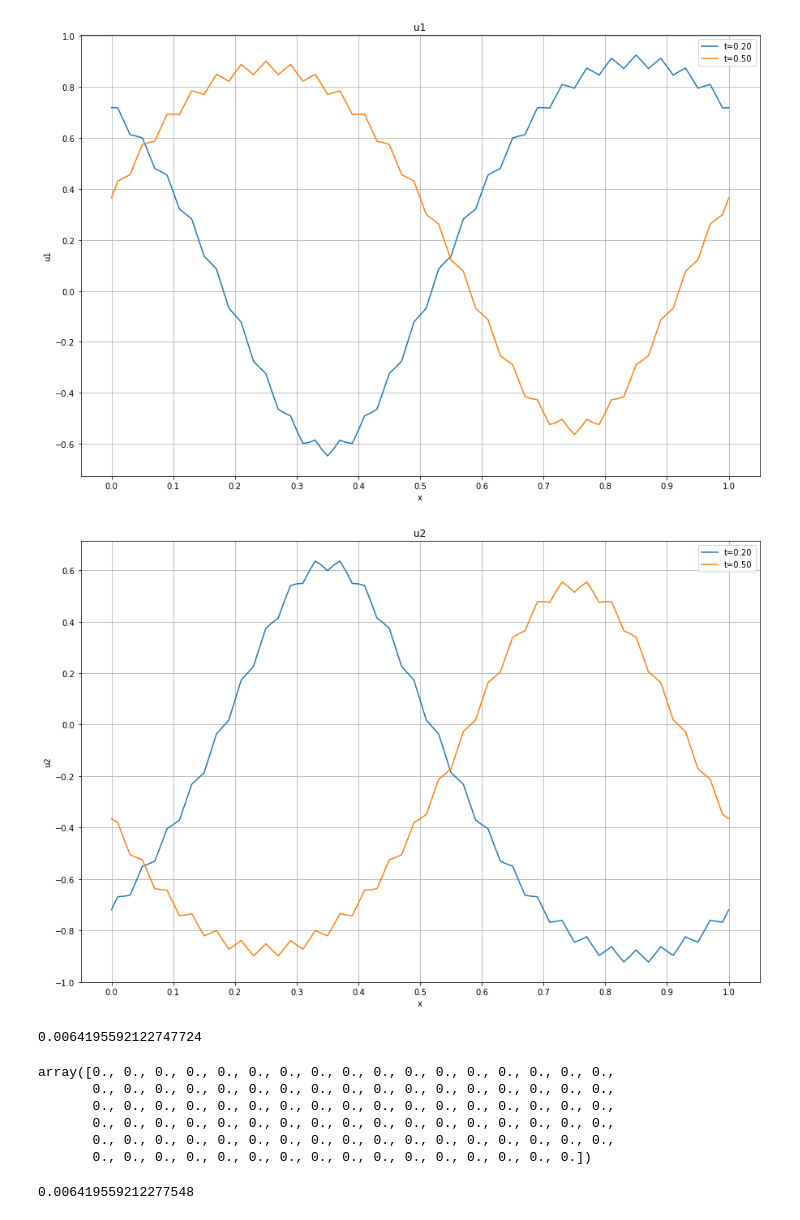
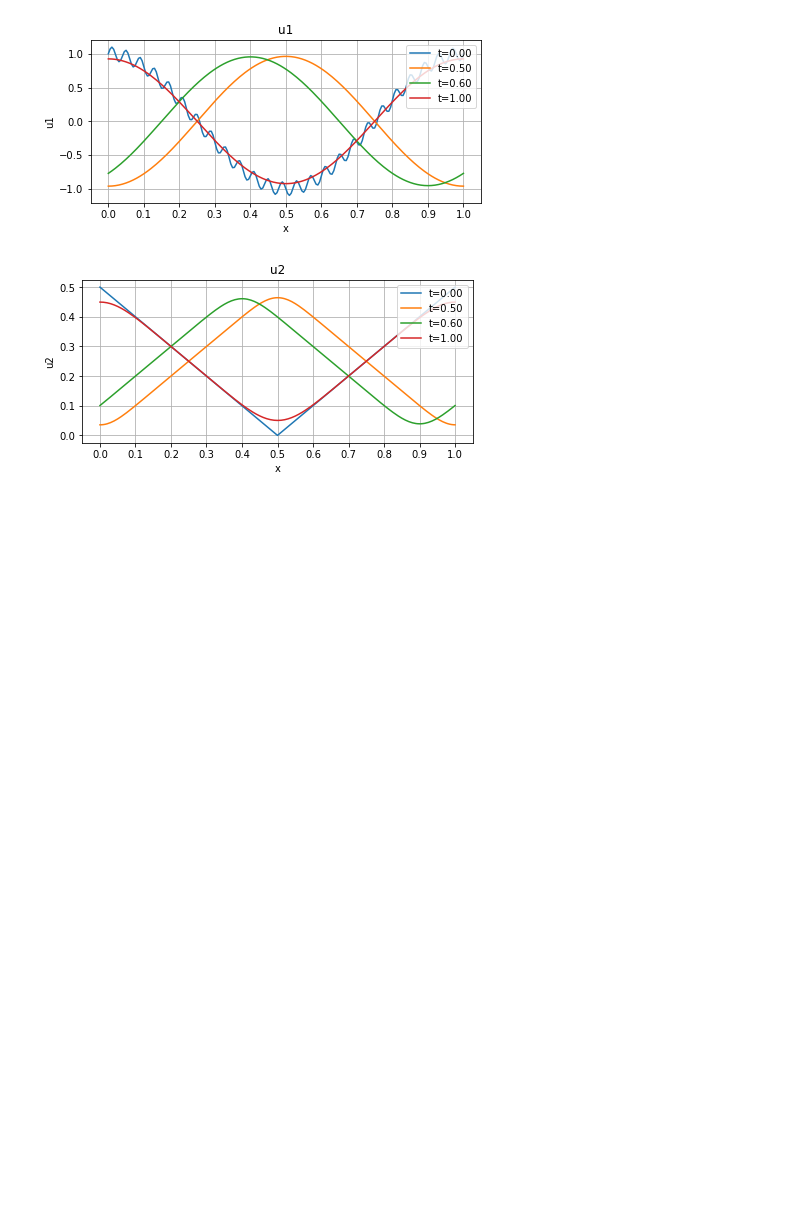
Before and after one commit to bolychevanton/University, a Jupyter notebook: LapshinReport3.ipynb, the cells around one changed output. Cells and saved outputs as stored; diff of their text form; code cells hidden in the pictures; blank space fills up the shorter version.

```diff
--- a/LapshinReport3.ipynb
+++ b/LapshinReport3.ipynb
@@ -263,8 +263,8 @@ def plot(solution, T_sect_arr):
 '''Начальные функции'''
 
 def f1(x):
-    return math.log(math.sin(2 * np.pi * x) + 1.5)
+    return math.sin(2 * np.pi * x)
 
 def f2(x):
-    return math.log(math.sin(2 * np.pi * x) + 1.5) + 0.05 * math.sin(50 * np.pi * x)
+    return math.cos(2 * np.pi * x)
 # %%
@@ -272,3 +272,3 @@ my_upper_solution = solve([[1,-1],[-1,1]], f1, f2, 1, 400, 100, upper_triangle)
 # %%
-my_right_solution = solve([[1,-1],[-1,1]], f1, f2, 1, 400, 100, right_triangle)
+my_right_solution = solve([[1,0],[0,1]], f1, f2, 1, h = 0.005, tau = 0.001, method = right_triangle)
 # %%
@@ -279,34 +279,5 @@ plot(my_right_solution, [0, 0.1, 0.4, 0.7, 1])
 # %%
-plot(my_right_solution, [0.2, 0.5])
+plot(my_right_solution, [0, 0.5, 0.6, 1])
 # %% [output]
-[figure, old version]
+[figure, new version]
-[figure, old version]
+[figure, new version]
-# %%
-N = 100
-M = 4000
-T = 1
-tau = T / M
-h = 1 / N
-grid = np.zeros((M + 1, N + 1))
-for n in range(N + 1):
-    for m in range(M + 1):
-        grid[m, n] = n * h + m * tau
-
-precise_solution = np.sin(2 * 3.141592653589793238462643 * grid)
-triangle_solution = upper_triangle(precise_solution[0], T, M, N, 1)
-np.amax(np.abs(precise_solution - triangle_solution))
-# %% [output]
-0.0064195592122747724
-# %%
-np.sin(2 * 3.141592653589793238462643 * grid[0,:]) - precise_solution[0]
-# %% [output]
-array([0., 0., 0., 0., 0., 0., 0., 0., 0., 0., 0., 0., 0., 0., 0., 0., 0.,
-       0., 0., 0., 0., 0., 0., 0., 0., 0., 0., 0., 0., 0., 0., 0., 0., 0.,
-       0., 0., 0., 0., 0., 0., 0., 0., 0., 0., 0., 0., 0., 0., 0., 0., 0.,
-       0., 0., 0., 0., 0., 0., 0., 0., 0., 0., 0., 0., 0., 0., 0., 0., 0.,
-       0., 0., 0., 0., 0., 0., 0., 0., 0., 0., 0., 0., 0., 0., 0., 0., 0.,
-       0., 0., 0., 0., 0., 0., 0., 0., 0., 0., 0., 0., 0., 0., 0., 0.])
-# %%
-np.amax(np.abs(precise_solution - my_solution[0]))
-# %% [output]
-0.006419559212277548
```
Also changed, not shown: parts of 8 cells of this notebook, 1 other file.
